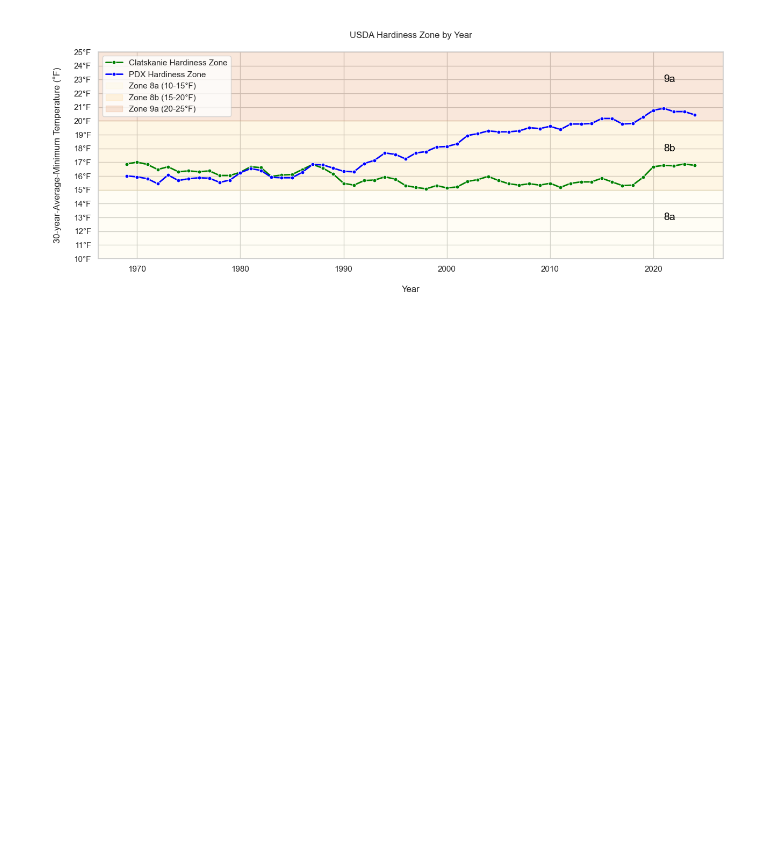
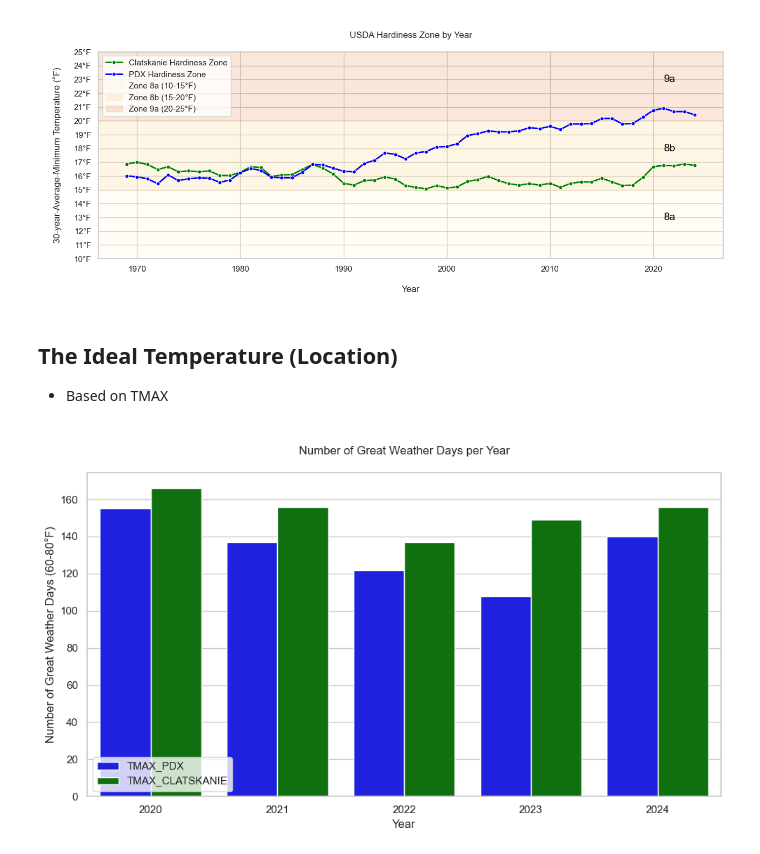
Before and after one commit to wpbSabi/weather_python, a Jupyter notebook: notebooks/compare_temperature.ipynb, the cells around one changed output. Drawn from its saved outputs; the diff is of its cells as text; code cells hidden in the pictures; blank space fills up the shorter version.

```diff
--- a/notebooks/compare_temperature.ipynb
+++ b/notebooks/compare_temperature.ipynb
@@ -263,3 +310,6 @@ plt.legend(loc='upper left')
 plt.show()
 # %% [output]
 [figure]
+# %% [markdown]
+## The Ideal Temperature (Location)
+* Based on TMAX
@@ -265,0 +346,20 @@ plt.show()
+# %%
+# Collect data for bar plots with the output of this function
+great_days = ideal_tmax(df, 60, 80).head(5).sort_values(by='year', ascending=True)
+fine_days = ideal_tmax(df, 50, 85).head(5).sort_values(by='year', ascending=True)
+okay_days = ideal_tmax(df, 40, 85).head(5).sort_values(by='year', ascending=True)
+# %%
+# Prepare data for seaborn barplot
+great_days_long = great_days.melt(id_vars='year', value_vars=['TMAX_PDX', 'TMAX_CLATSKANIE'],
+                                 var_name='Station', value_name='Great Weather Days')
+
+plt.figure(figsize=(10, 6))
+sns.barplot(data=great_days_long, x='year', y='Great Weather Days', hue='Station', palette=['blue', 'green'])
+plt.xlabel('Year')
+plt.ylabel('Number of Great Weather Days (60-80°F)')
+plt.title('\nNumber of Great Weather Days per Year\n')
+plt.legend(loc='lower left')
+plt.tight_layout()
+plt.show()
+# %% [output]
+[figure, added]
```
Also changed, not shown: parts of 9 cells of this notebook, 1 other file.
